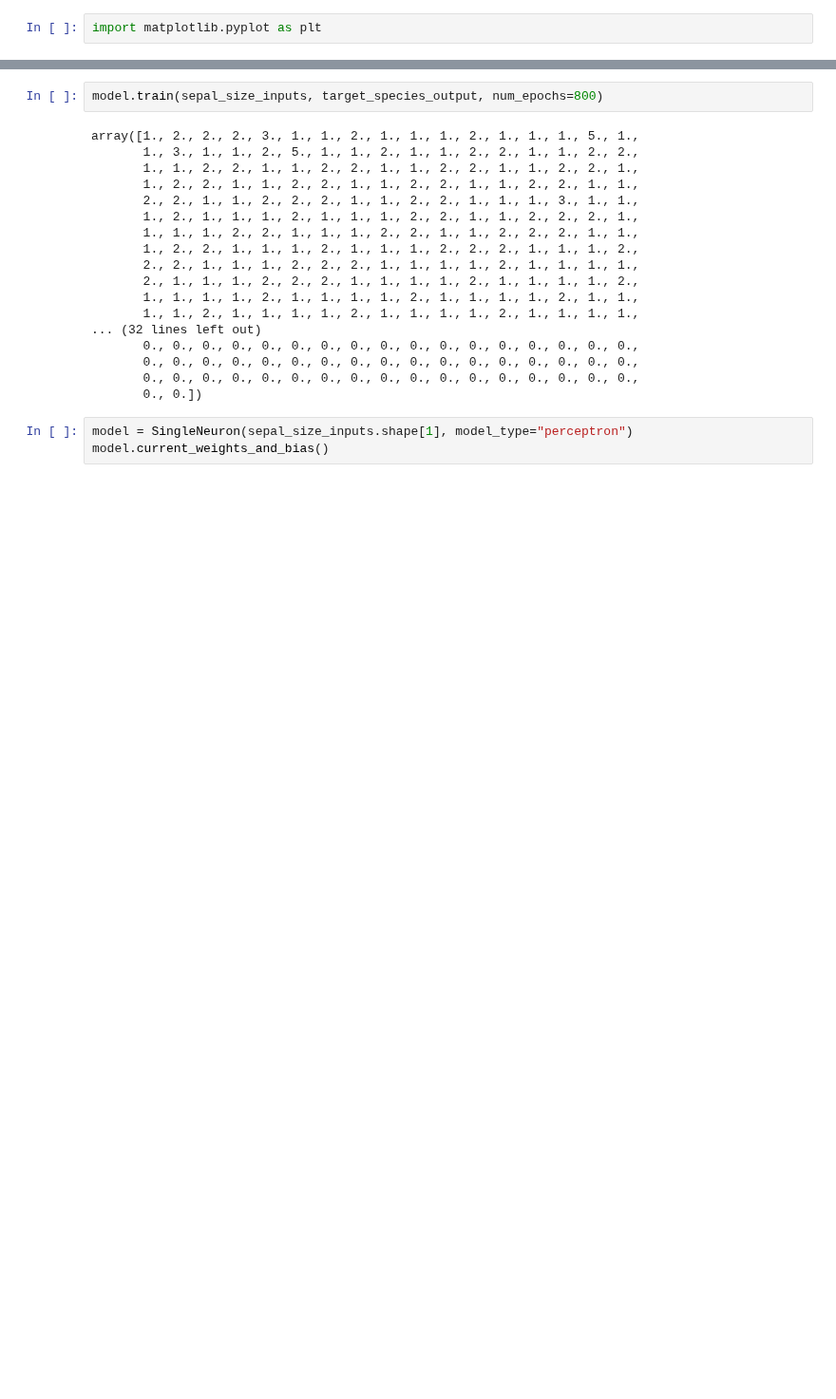
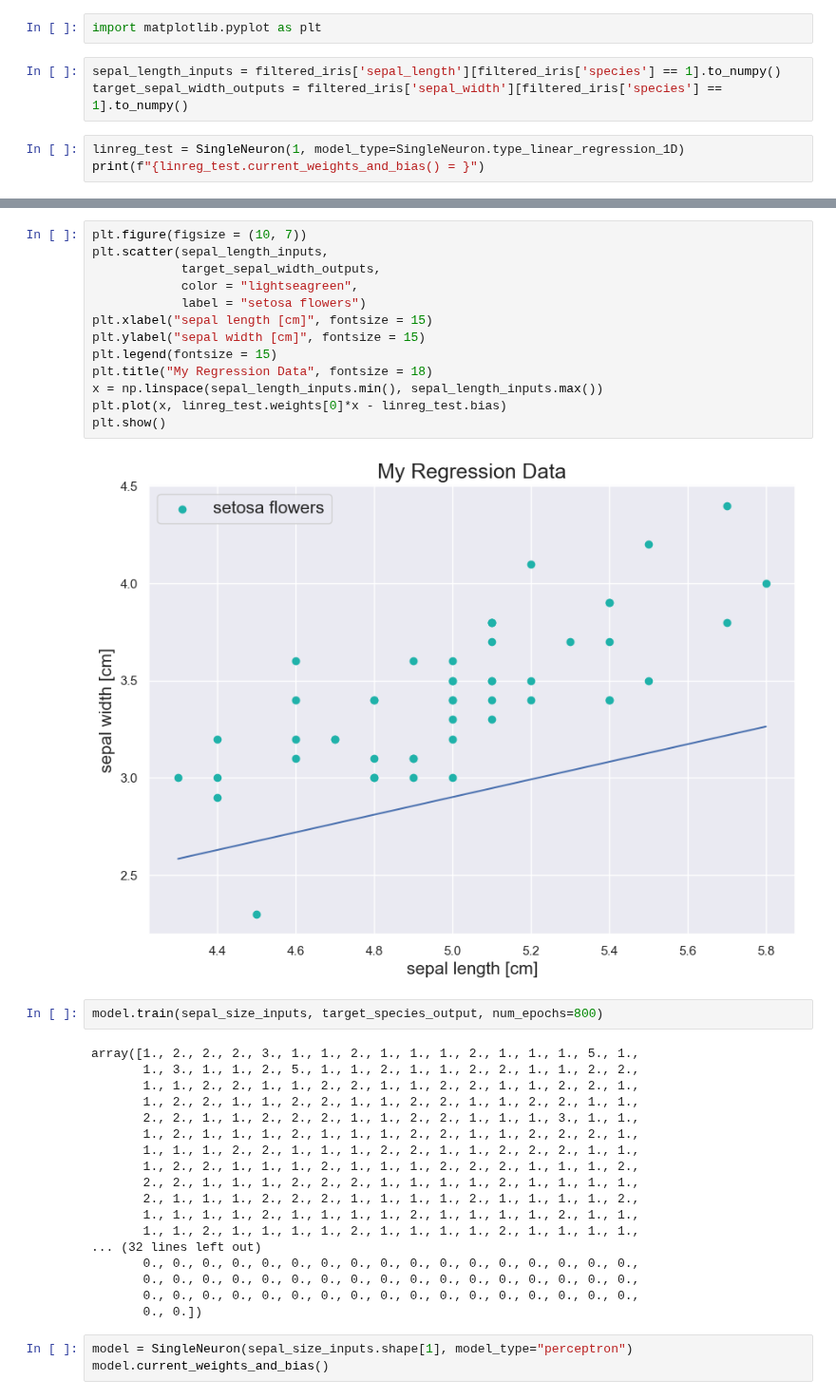
Before and after one commit to gml7/Lundquist-CMOR438-Spring2025, a Jupyter notebook: Single Neuron (draft)/SingleNeuronClassTesting.ipynb, the cells around one changed output, grey strips where cells are left out. Shown at 95% size. Saved outputs shown, nothing was run; the diff lists cells and outputs as text; blank space fills up the shorter version.

Commit message:
Trying to bugfix linear regression

```diff
--- a/Single Neuron (draft)/SingleNeuronClassTesting.ipynb
+++ b/Single Neuron (draft)/SingleNeuronClassTesting.ipynb
@@ -253,3 +246,9 @@ class SingleNeuron(object):
     #     return self
 # %%
 import matplotlib.pyplot as plt
+# %%
+sepal_length_inputs = filtered_iris['sepal_length'][filtered_iris['species'] == 1].to_numpy()
+target_sepal_width_outputs = filtered_iris['sepal_width'][filtered_iris['species'] == 1].to_numpy()
+# %%
+linreg_test = SingleNeuron(1, model_type=SingleNeuron.type_linear_regression_1D)
+print(f"{linreg_test.current_weights_and_bias() = }")
@@ -256,3 +295,18 @@ import matplotlib.pyplot as plt
+# %%
+plt.figure(figsize = (10, 7))
+plt.scatter(sepal_length_inputs,
+            target_sepal_width_outputs,
+            color = "lightseagreen",
+            label = "setosa flowers")
+plt.xlabel("sepal length [cm]", fontsize = 15)
+plt.ylabel("sepal width [cm]", fontsize = 15)
+plt.legend(fontsize = 15)
+plt.title("My Regression Data", fontsize = 18)
+x = np.linspace(sepal_length_inputs.min(), sepal_length_inputs.max())
+plt.plot(x, linreg_test.weights[0]*x - linreg_test.bias)
+plt.show()
+# %% [output]
+[figure, added]
 # %%
 model.train(sepal_size_inputs, target_species_output, num_epochs=800)
 # %% [output]
```
Also changed, not shown: parts of 8 cells of this notebook.
